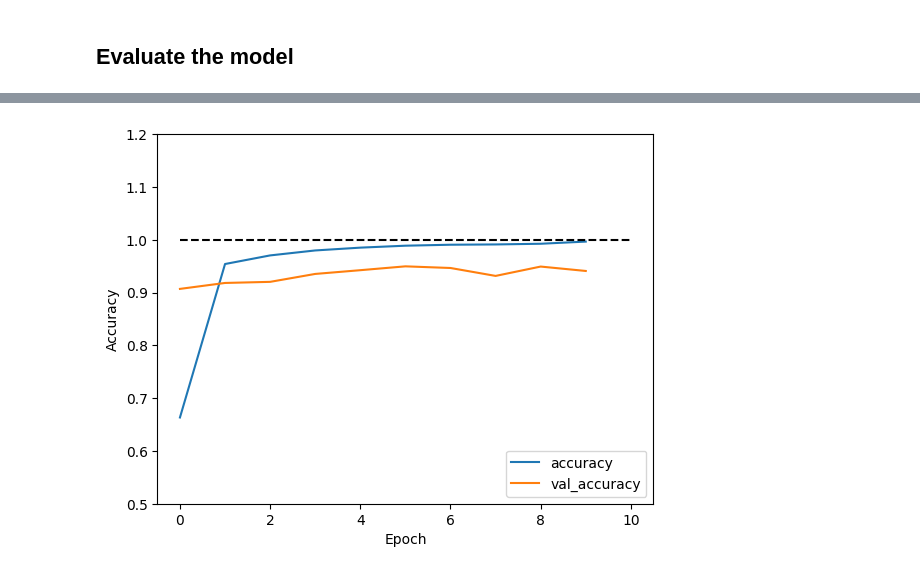
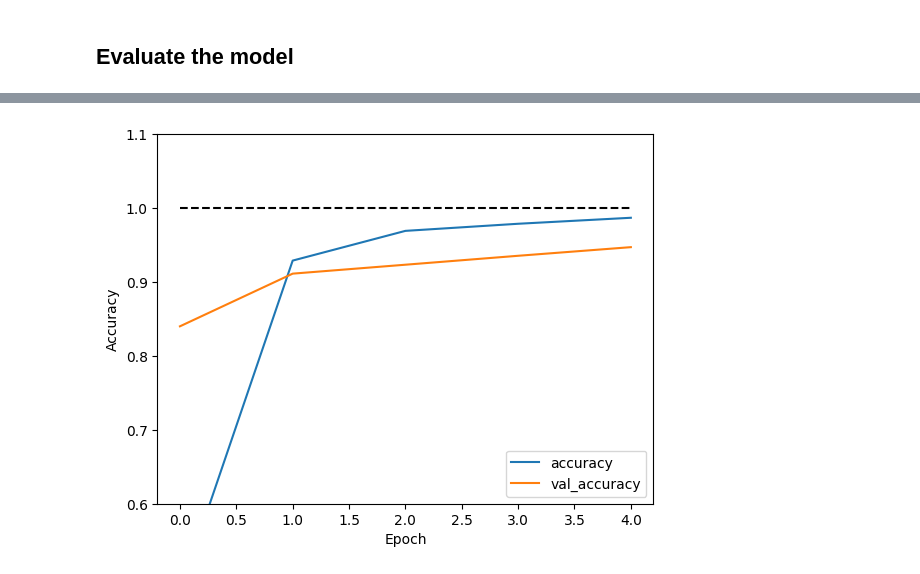
Before and after one commit to Azalurg/Data-Science-and-ML, a Jupyter notebook: tensorflow_project/project.ipynb, the cells around one changed output, grey strips where cells are left out. Cells and saved outputs as stored; diff of their text form; code cells hidden in the pictures.

```diff
--- a/tensorflow_project/project.ipynb
+++ b/tensorflow_project/project.ipynb
@@ -120,7 +120,8 @@ model.add(layers.InputLayer((image_final_size[0], image_final_size[1], 3)))
 model.add(layers.Conv2D(32, (3, 3), activation='relu', padding="same"))
 model.add(layers.MaxPooling2D((2, 2)))
 model.add(layers.Conv2D(32, (3, 3), activation='relu', padding="same"))
-model.add(layers.MaxPooling2D((2, 2)))
+model.add(layers.MaxPooling2D((4, 4)))
+model.add(layers.Conv2D(16, (3, 3), activation='relu', padding="same"))
 
 model.add(layers.Flatten())
 model.add(layers.Dense(64, activation='relu'))
@@ -154,5 +157,5 @@ Model: "sequential"
 # %%
 model.compile(loss="sparse_categorical_crossentropy", optimizer="Adam", metrics=["sparse_categorical_accuracy"])
 
-history = model.fit(X_train, y_train, epochs=10, validation_data=(X_test, y_test))
+history = model.fit(X_train, y_train, epochs=5, validation_data=(X_test, y_test))
 # %% [output]
@@ -181,10 +175,10 @@ Epoch 10/10
 # %%
 plt.plot(history.history['sparse_categorical_accuracy'], label='accuracy')
 plt.plot(history.history['val_sparse_categorical_accuracy'], label = 'val_accuracy')
-plt.plot([0, 10], [1,1], "k--")
+plt.plot([0, 4], [1,1], "k--")
 plt.xlabel('Epoch')
 plt.ylabel('Accuracy')
-plt.ylim([0.5, 1.2])
+plt.ylim([0.6, 1.1])
 plt.legend(loc='lower right')
 
 test_loss, test_acc = model.evaluate(X_test,  y_test, verbose=2)
@@ -195 +189 @@ Final accuracy: 0.9408%
-[figure, old version]
+[figure, new version]
```
Also changed, not shown: parts of 4 cells of this notebook.
